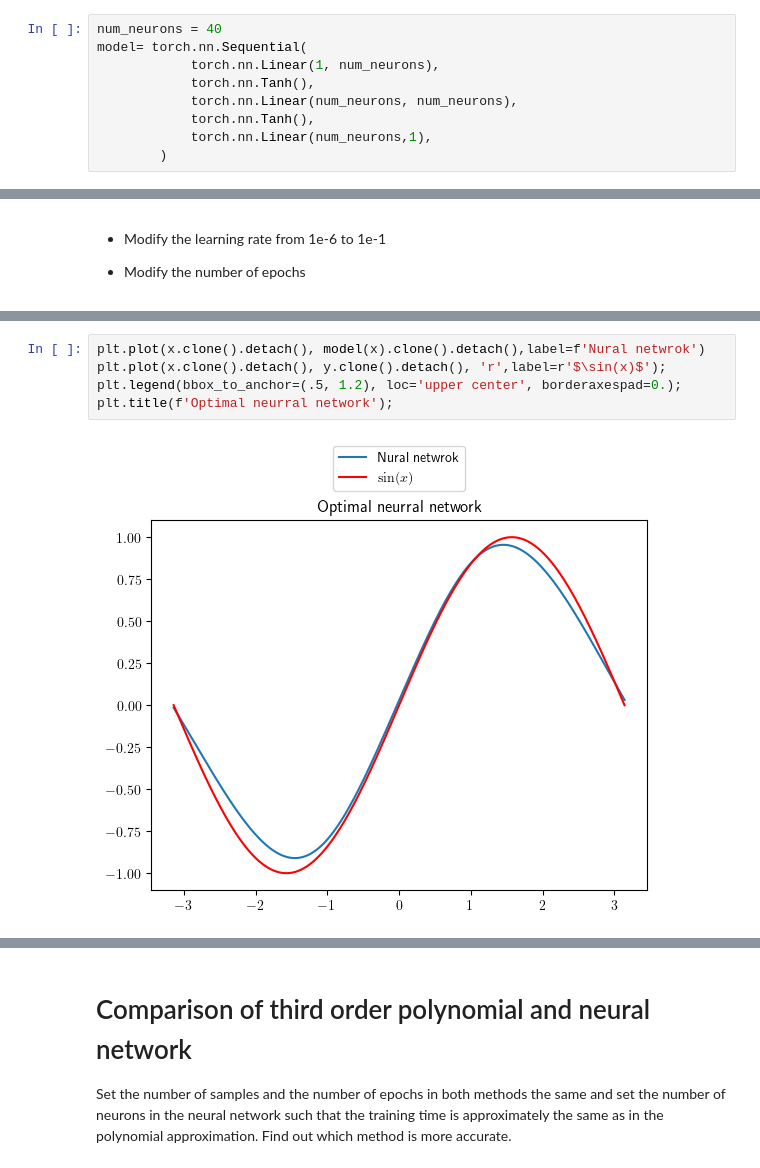
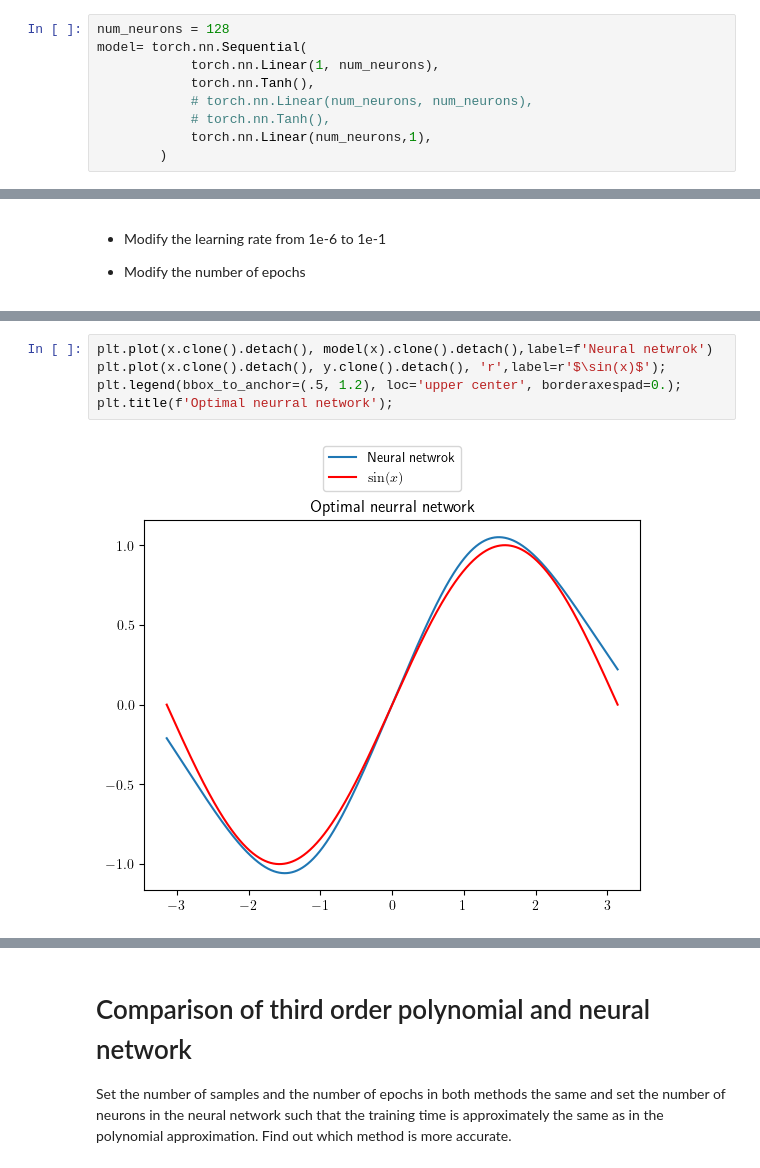
Before and after one commit to arashfahim/Stochastic_Control_FSU, a Jupyter notebook: on-boarding.ipynb, the cells around one changed output, grey strips where cells are left out. Saved outputs shown, nothing was run; the diff lists cells and outputs as text.

```diff
--- a/on-boarding.ipynb
+++ b/on-boarding.ipynb
@@ -132,12 +132,12 @@ $L^\infty$ error: 0.20291%
 # %% [markdown]
 ## Defining a neural network in torch
 # %%
-num_neurons = 40
+num_neurons = 128
 model= torch.nn.Sequential(
             torch.nn.Linear(1, num_neurons),
             torch.nn.Tanh(),
-            torch.nn.Linear(num_neurons, num_neurons),
-            torch.nn.Tanh(),
+            # torch.nn.Linear(num_neurons, num_neurons),
+            # torch.nn.Tanh(),
             torch.nn.Linear(num_neurons,1),
         )
 # %% [markdown]
@@ -179,12 +179,12 @@ for t in range(num_epochs):
             param -= learning_rate * param.grad # Update the weights using gradient descent
     # optimizer.step() # Update the weights using gradient descent. Each parameter is a Tensor, so
 # %%
-plt.plot(x.clone().detach(), model(x).clone().detach(),label=f'Nural netwrok')
+plt.plot(x.clone().detach(), model(x).clone().detach(),label=f'Neural netwrok')
 plt.plot(x.clone().detach(), y.clone().detach(), 'r',label=r'$\sin(x)$');
 plt.legend(bbox_to_anchor=(.5, 1.2), loc='upper center', borderaxespad=0.);
 plt.title(f'Optimal neurral network');
 # %% [output]
-[figure, old version]
+[figure, new version]
 # %%
 print(rf'$L^1$ error: {torch.abs(y_pred - y).sum()/num_samples:.5f}')
 print(rf'$L^2$ error: {torch.sqrt(torch.square(y_pred - y).sum()/num_samples):.5f}')
```
Also changed, not shown: parts of 10 cells of this notebook.
